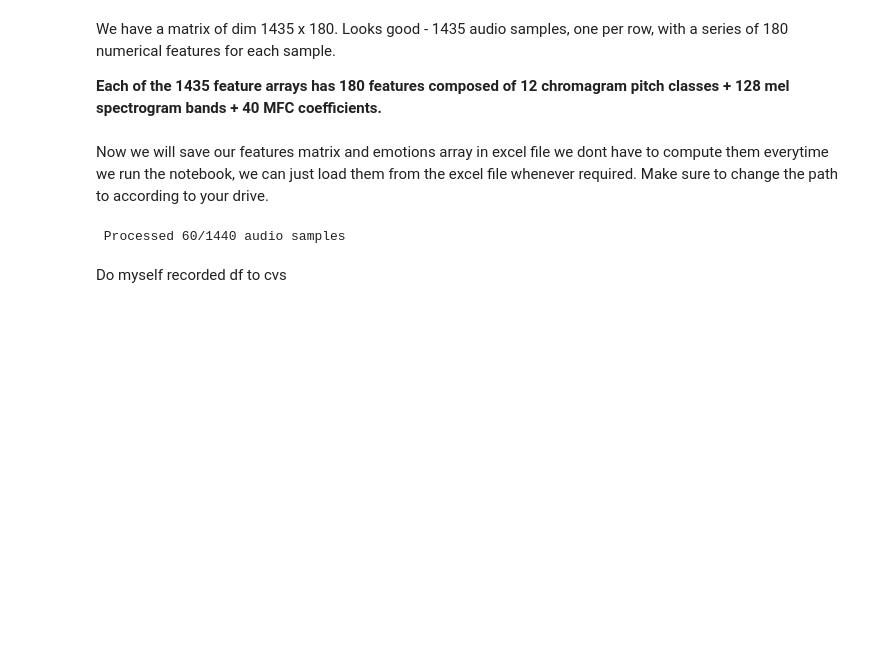
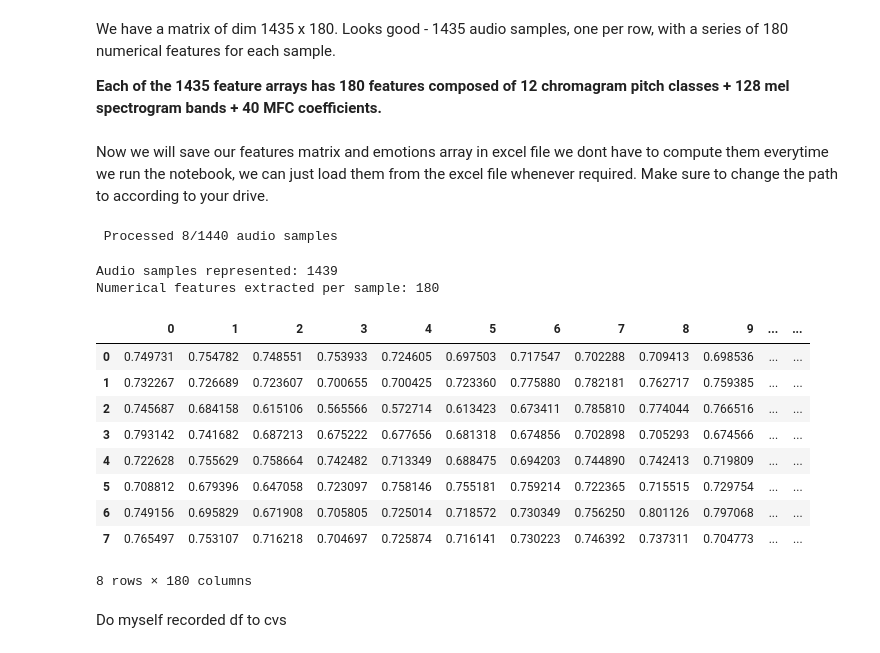
Before and after one commit to Jintao76/Week3-ClassicML, a Jupyter notebook: Week_3_MachineLearning.ipynb, the cells around one changed output. Cells and saved outputs as stored; diff of their text form; code cells hidden in the pictures; blank space fills up the shorter version.

```diff
--- a/Week_3_MachineLearning.ipynb
+++ b/Week_3_MachineLearning.ipynb
@@ -234,10 +234,10 @@ emotions_df.to_csv('emotionsRavdess.csv')
 # %%
 import os, glob
 
-def load_data():
+def load_data_actor27():
     X,y=[],[]
     count = 0
-    for file in glob.glob("/content/drive/MyDrive/Audio Data/Actor_26/*.wav"):
+    for file in glob.glob("/content/drive/MyDrive/Audio Data/Actor_27/*.wav"):
         file_name=os.path.basename(file)
         emotion=emotions_dict[file_name.split("-")[2]]
         features = get_features(file)
@@ -248,10 +248,30 @@ def load_data():
         print('\r' + f' Processed {count}/{1440} audio samples',end=' ')
     # Return arrays to plug into sklearn's cross-validation algorithms
     return np.array(X), np.array(y)
-# %%
-features, emotions = load_data()
-# %% [output]
- Processed 60/1440 audio samples
+# %%
+features_actor27, emotions_actor27 = load_data_actor27()
+# %% [output]
+ Processed 8/1440 audio samples
+# %%
+print(f'\nAudio samples represented: {features.shape[0]}')
+print(f'Numerical features extracted per sample: {features.shape[1]}')
+features27_df = pd.DataFrame(features_actor27)
+emotions27_df = pd.DataFrame(emotions_actor27, columns=["emotion"])
+
+features27_df
+# %% [output]
+Audio samples represented: 1439
+Numerical features extracted per sample: 180
+|  | 0 | 1 | 2 | 3 | 4 | 5 | 6 | 7 | 8 | 9 | ... | ... |
+| 0 | 0.749731 | 0.754782 | 0.748551 | 0.753933 | 0.724605 | 0.697503 | 0.717547 | 0.702288 | 0.709413 | 0.698536 | ... | ... |
+| 1 | 0.732267 | 0.726689 | 0.723607 | 0.700655 | 0.700425 | 0.723360 | 0.775880 | 0.782181 | 0.762717 | 0.759385 | ... | ... |
+| 2 | 0.745687 | 0.684158 | 0.615106 | 0.565566 | 0.572714 | 0.613423 | 0.673411 | 0.785810 | 0.774044 | 0.766516 | ... | ... |
+| 3 | 0.793142 | 0.741682 | 0.687213 | 0.675222 | 0.677656 | 0.681318 | 0.674856 | 0.702898 | 0.705293 | 0.674566 | ... | ... |
+| 4 | 0.722628 | 0.755629 | 0.758664 | 0.742482 | 0.713349 | 0.688475 | 0.694203 | 0.744890 | 0.742413 | 0.719809 | ... | ... |
+| 5 | 0.708812 | 0.679396 | 0.647058 | 0.723097 | 0.758146 | 0.755181 | 0.759214 | 0.722365 | 0.715515 | 0.729754 | ... | ... |
+| 6 | 0.749156 | 0.695829 | 0.671908 | 0.705805 | 0.725014 | 0.718572 | 0.730349 | 0.756250 | 0.801126 | 0.797068 | ... | ... |
+| 7 | 0.765497 | 0.753107 | 0.716218 | 0.704697 | 0.725874 | 0.716141 | 0.730223 | 0.746392 | 0.737311 | 0.704773 | ... | ... |
+8 rows × 180 columns
 # %%
 features_df.to_csv('MEfeaturesRavdess.csv')
 emotions_df.to_csv('MEemotionsRavdess.csv')
```
Also changed, not shown: parts of 7 cells of this notebook.
